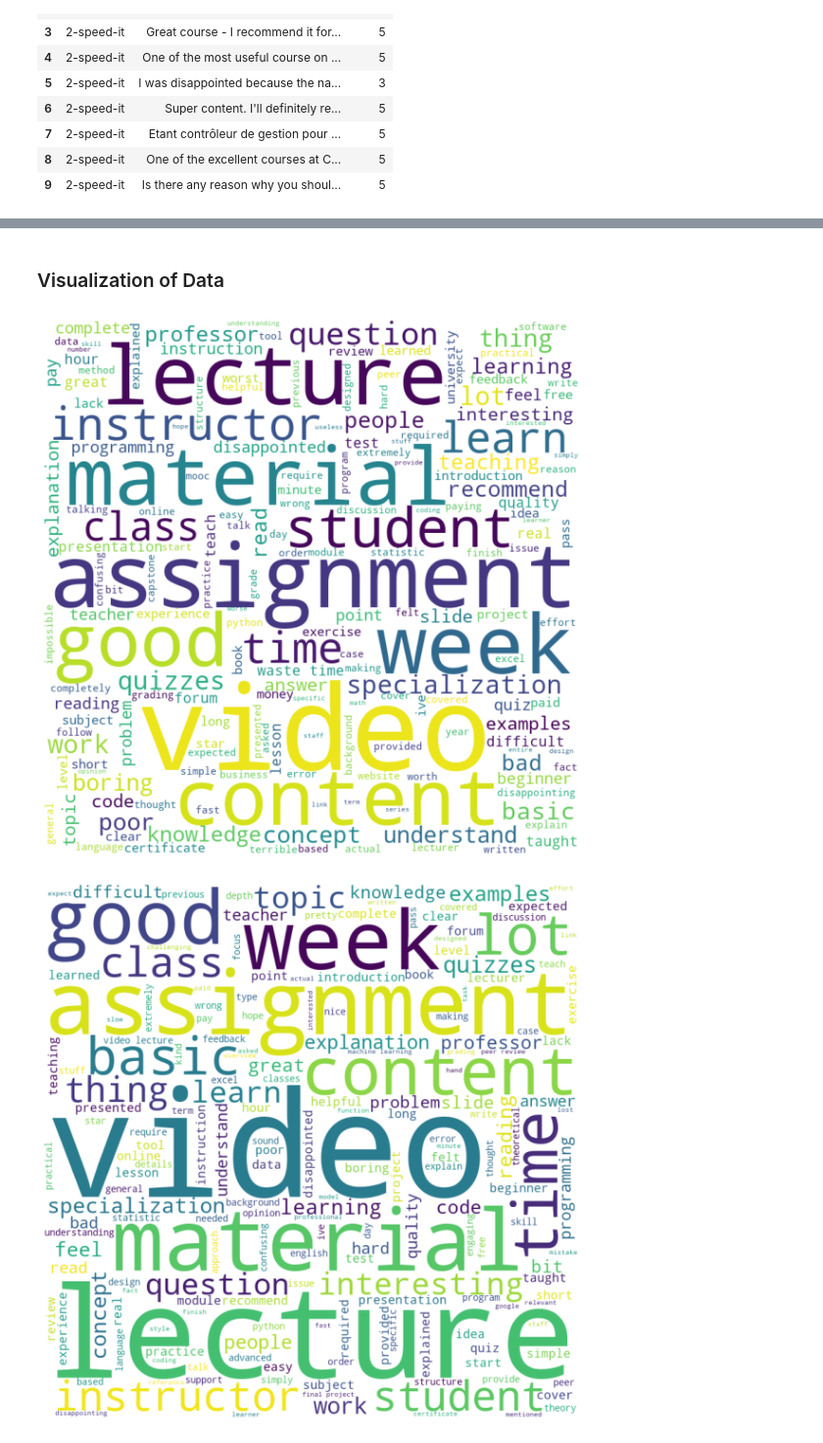
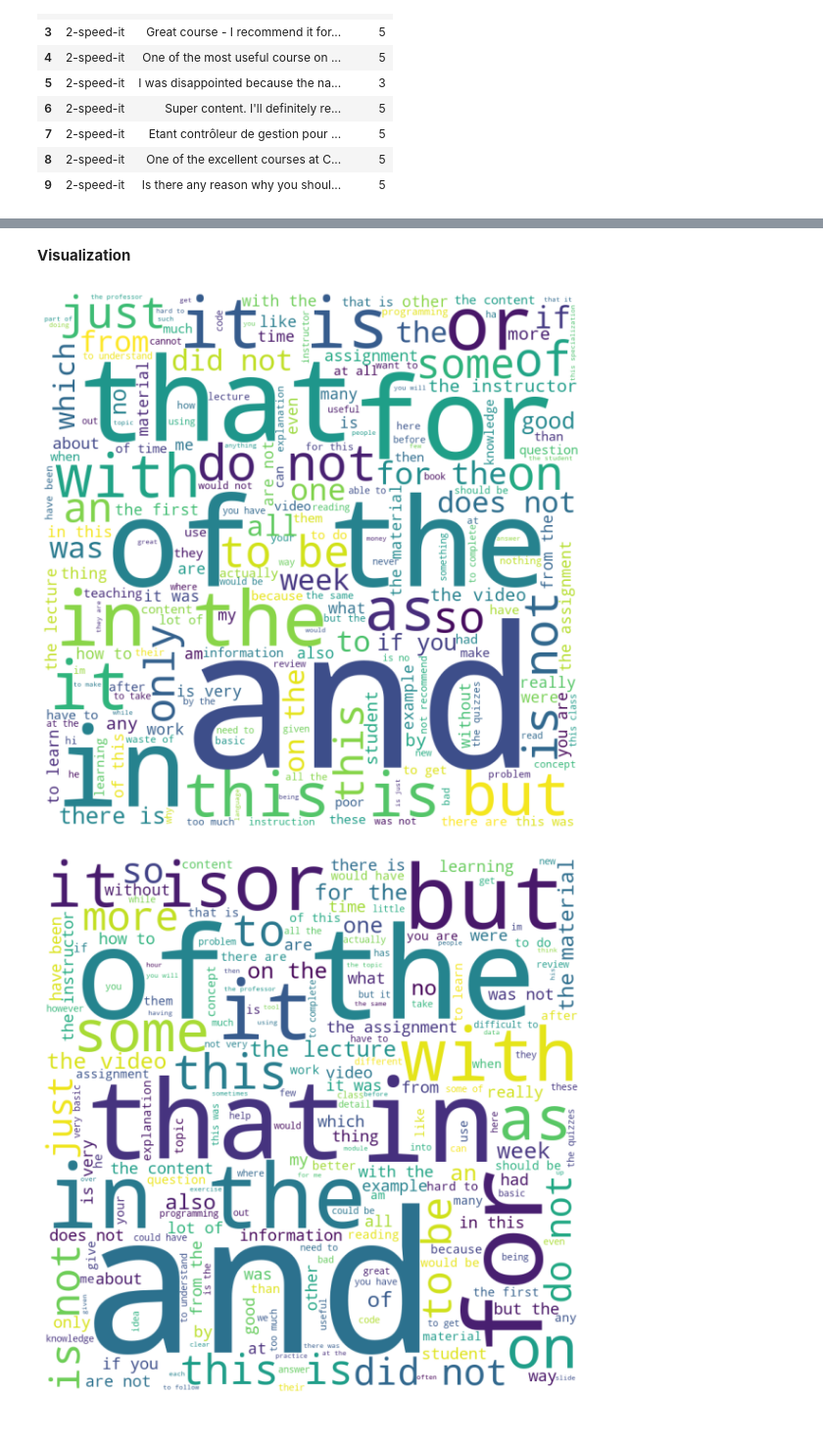
Before and after one commit to imnikhilanand/Coursera-Course-Reviews-Classification, a Jupyter notebook: main.ipynb, the cells around one changed output, grey strips where cells are left out. Shown at 98% size. Saved outputs shown, nothing was run; the diff lists cells and outputs as text; code cells hidden in the pictures.

```diff
--- a/main.ipynb
+++ b/main.ipynb
@@ -185,7 +185,7 @@ def remove_punctuation(text):
             temp.append(temp_2.strip())
     return ' '.join(temp).strip()
 
-data["Review_processed"] = data["Review_processed"].apply(lambda x: remove_punctuation(x))
+data["Review_processed_3"] = data["Review_processed_2"].apply(lambda x: remove_punctuation(x))
 # %%
 # Function to check if the review contains all the characters from the english
 def check_english(text):
@@ -197,7 +197,7 @@ def check_english(text):
                 return 0
     return 1
 
-data["english"] = data["Review_processed"].apply(lambda x: check_english(x))
+data["english"] = data["Review_processed_3"].apply(lambda x: check_english(x))
 # %%
 # Selecting only those reviews which are in english
 data = data.query('english == 1',engine='python')
@@ -214,9 +214,9 @@ def remove_stopwords(text):
             temp = temp + ' ' + i
     return temp.strip()
 
-data["Review_processed"] = data["Review_processed"].apply(lambda x: remove_stopwords(x))
+data["Review_processed_4"] = data["Review_processed_3"].apply(lambda x: remove_stopwords(x))
 # %% [markdown]
-### Visualization of Data
+**Visualization**
 # %%
 # Dataframes for different Labels
 data_1 = data.query("Label == 1", engine="python")
@@ -226,10 +226,9 @@ data_4 = data.query("Label == 4", engine="python")
 data_5 = data.query("Label == 5", engine="python")
 # %%
 # Wordclouds with Label 1
-
 review_1_corpus = ''
 for index,val in data_1.iterrows():
-    review_1_corpus = review_1_corpus + " " + val["Review_processed"]
+    review_1_corpus = review_1_corpus + " " + val["Review_processed_4"]
 review_1_corpus = review_1_corpus.strip()
 
 wordcloud = WordCloud(width = 800,
@@ -244,27 +243,26 @@ plt.axis("off")
 plt.tight_layout(pad = 0)
 plt.show()
 # %% [output]
-[figure, old version]
+[figure, new version]
 # %%
 # Wordclouds with Label 2
-
 review_2_corpus = ''
 for index,val in data_2.iterrows():
-    review_2_corpus = review_2_corpus + " " + val["Review_processed"]
+    review_2_corpus = review_2_corpus + " " + val["Review_processed_4"]
 review_2_corpus = review_2_corpus.strip()
 
 wordcloud = WordCloud(width = 800,
                       height = 800,
                       background_color ='white',
                       stopwords = ["coursera","course","courses"],
                       min_font_size = 10).generate(review_2_corpus)
 
 plt.figure(figsize = (8, 8), facecolor = None)
 plt.imshow(wordcloud)
 plt.axis("off")
 plt.tight_layout(pad = 0)
 plt.show()
 # %% [output]
-[figure, old version]
+[figure, new version]
 # %%
 # Wordclouds with Label 3
```
Also changed, not shown: parts of 21 cells of this notebook.
